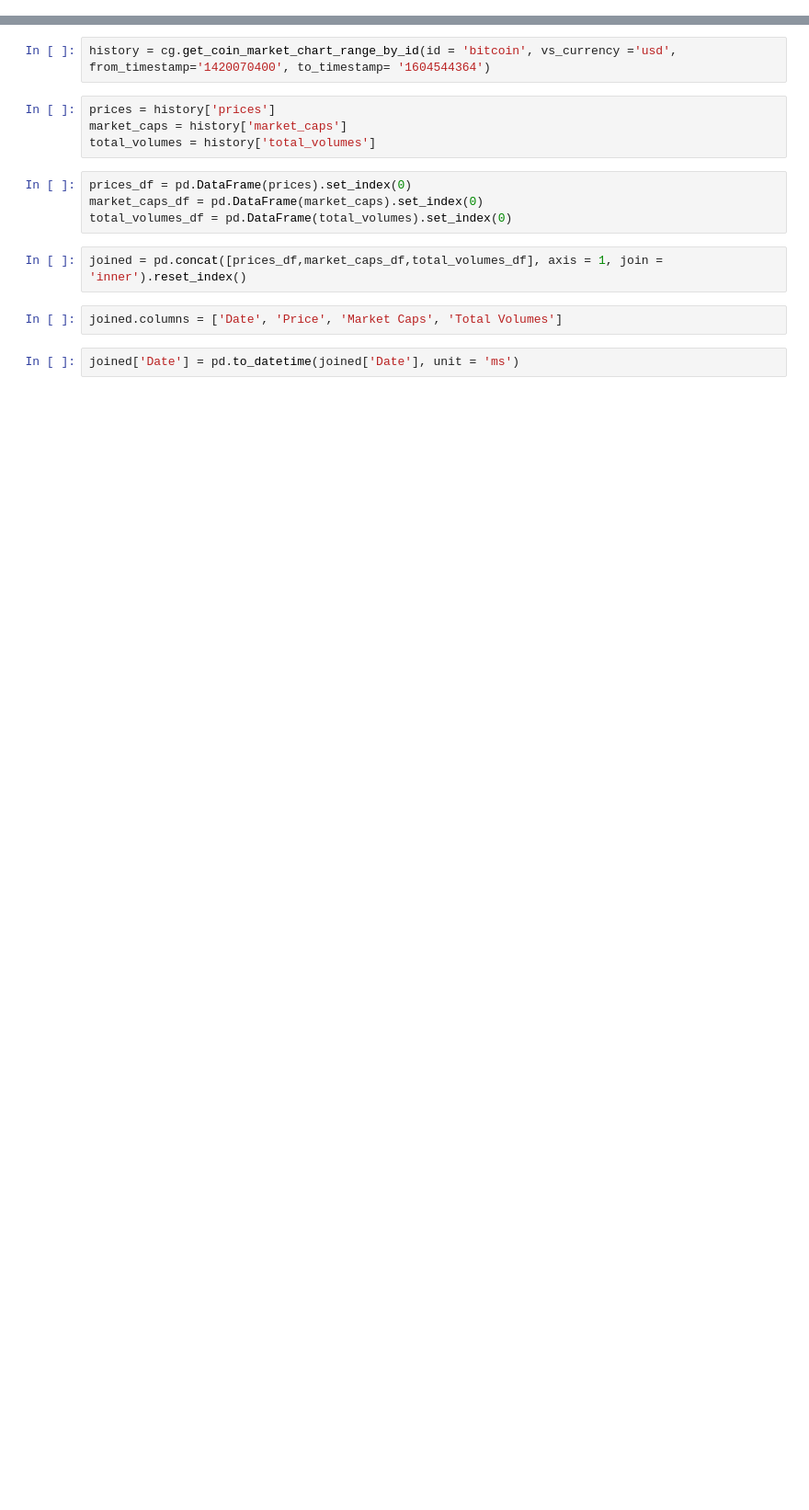
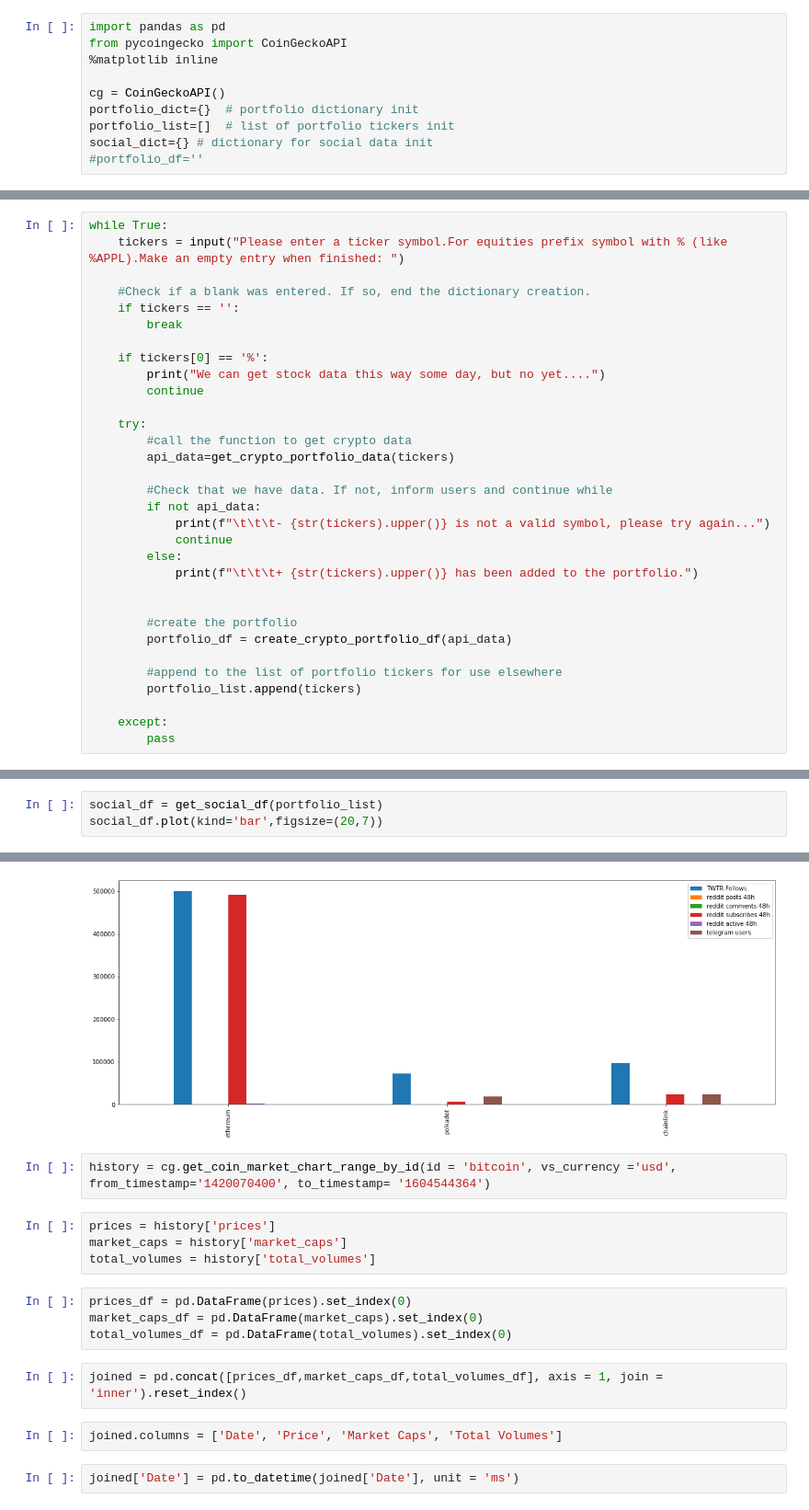
Before and after one commit to sbernard1129/crypto-analysis, a Jupyter notebook: CryptoProject.ipynb, the cells around one changed output, grey strips where cells are left out. Shown: that part at 92% size. Saved outputs shown, nothing was run; the diff lists cells and outputs as text; blank space fills up the shorter version.

Commit message:
allows user to enter crypto for analysis. Creates portfolio dataframe. Also pulls social data and creates a social data plot for the portfolio. Captures the list of coins for use in other data pulls

```diff
--- a/CryptoProject.ipynb
+++ b/CryptoProject.ipynb
@@ -5,0 +1,10 @@ cg = CoinGeckoAPI()
+# %%
+import pandas as pd
+from pycoingecko import CoinGeckoAPI
+%matplotlib inline
+
+cg = CoinGeckoAPI()
+portfolio_dict={}  # portfolio dictionary init
+portfolio_list=[]  # list of portfolio tickers init
+social_dict={} # dictionary for social data init
+#portfolio_df=''
@@ -5,0 +60,32 @@ cg = CoinGeckoAPI()
+# %%
+while True:
+    tickers = input("Please enter a ticker symbol.For equities prefix symbol with % (like %APPL).Make an empty entry when finished: ")
+
+    #Check if a blank was entered. If so, end the dictionary creation.
+    if tickers == '':
+        break
+
+    if tickers[0] == '%':
+        print("We can get stock data this way some day, but no yet....")
+        continue
+
+    try:
+        #call the function to get crypto data
+        api_data=get_crypto_portfolio_data(tickers)
+
+        #Check that we have data. If not, inform users and continue while
+        if not api_data:
+            print(f"\t\t\t- {str(tickers).upper()} is not a valid symbol, please try again...")
+            continue
+        else:
+            print(f"\t\t\t+ {str(tickers).upper()} has been added to the portfolio.")
+
+
+        #create the portfolio
+        portfolio_df = create_crypto_portfolio_df(api_data)
+
+        #append to the list of portfolio tickers for use elsewhere
+        portfolio_list.append(tickers)
+
+    except:
+        pass
@@ -5,0 +115,4 @@ cg = CoinGeckoAPI()
+# %%
+social_df = get_social_df(portfolio_list)
+social_df.plot(kind='bar',figsize=(20,7))
+# %% [output]
@@ -6,3 +120,4 @@ cg = CoinGeckoAPI()
+[figure, added]
 # %%
 history = cg.get_coin_market_chart_range_by_id(id = 'bitcoin', vs_currency ='usd', from_timestamp='1420070400', to_timestamp= '1604544364')
 # %%
```
Also changed, not shown: parts of 7 cells of this notebook.
